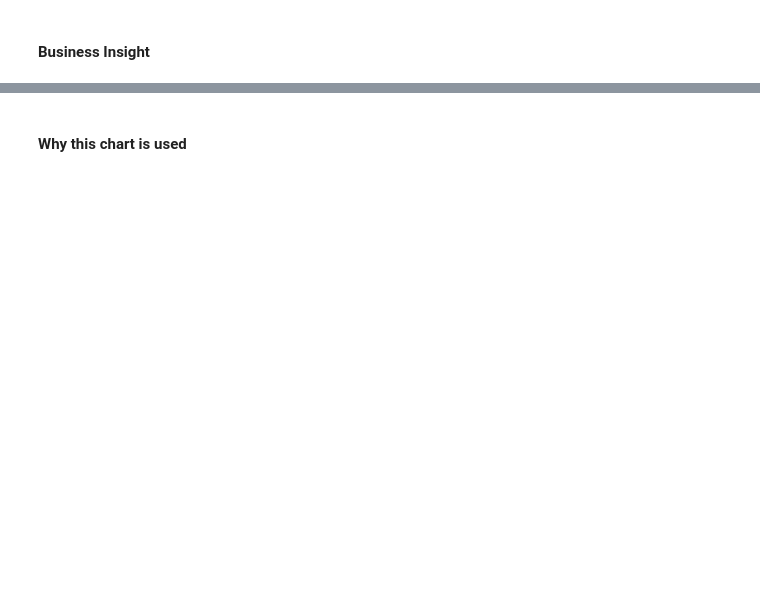
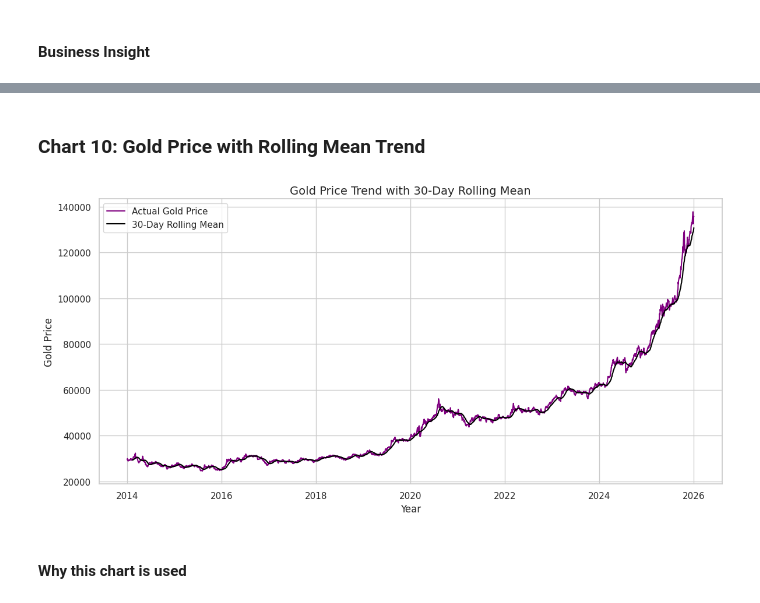
Before and after one commit to Sagarjain93/Machine-Learning-Portfolio, a Jupyter notebook: 03_ML_Practice/Gold_Price_Prediction_Forecasting/03_notebook/02_eda.ipynb, the cells around one changed output, grey strips where cells are left out. Cells and saved outputs as stored; diff of their text form; code cells hidden in the pictures; blank space fills up the shorter version.

```diff
--- a/03_ML_Practice/Gold_Price_Prediction_Forecasting/03_notebook/02_eda.ipynb
+++ b/03_ML_Practice/Gold_Price_Prediction_Forecasting/03_notebook/02_eda.ipynb
@@ -925,2 +991,36 @@ plt.show()
+# %% [markdown]
+### **Chart 10: Gold Price with Rolling Mean Trend**
+# %%
+# Chart 10: Gold Price with Rolling Mean Trend
+
+# Rolling mean helps smooth short-term fluctuations and highlight the underlying trend.
+# Here we calculate a 30-day rolling average of gold prices.
+
+plt.figure(figsize=(12,6))  # set figure size
+
+# Plot actual gold price
+plt.plot(df.index, df["Price"], color="purple", label="Actual Gold Price")
+
+# Calculate 30-day rolling mean
+rolling_mean = df["Price"].rolling(window=30).mean()
+
+# Plot rolling mean
+plt.plot(df.index, rolling_mean, color="black", label="30-Day Rolling Mean")
+
+# Chart title and labels
+plt.title("Gold Price Trend with 30-Day Rolling Mean", fontsize=14)
+plt.xlabel("Year")
+plt.ylabel("Gold Price")
+
+# Show legend
+plt.legend()
+
+# Improve layout
+plt.tight_layout()
+
+# Display chart
+plt.show()
+# %% [output]
+[figure, added]
 # %% [markdown]
 #### **Why this chart is used**
```
Also changed, not shown: parts of 26 cells of this notebook.
